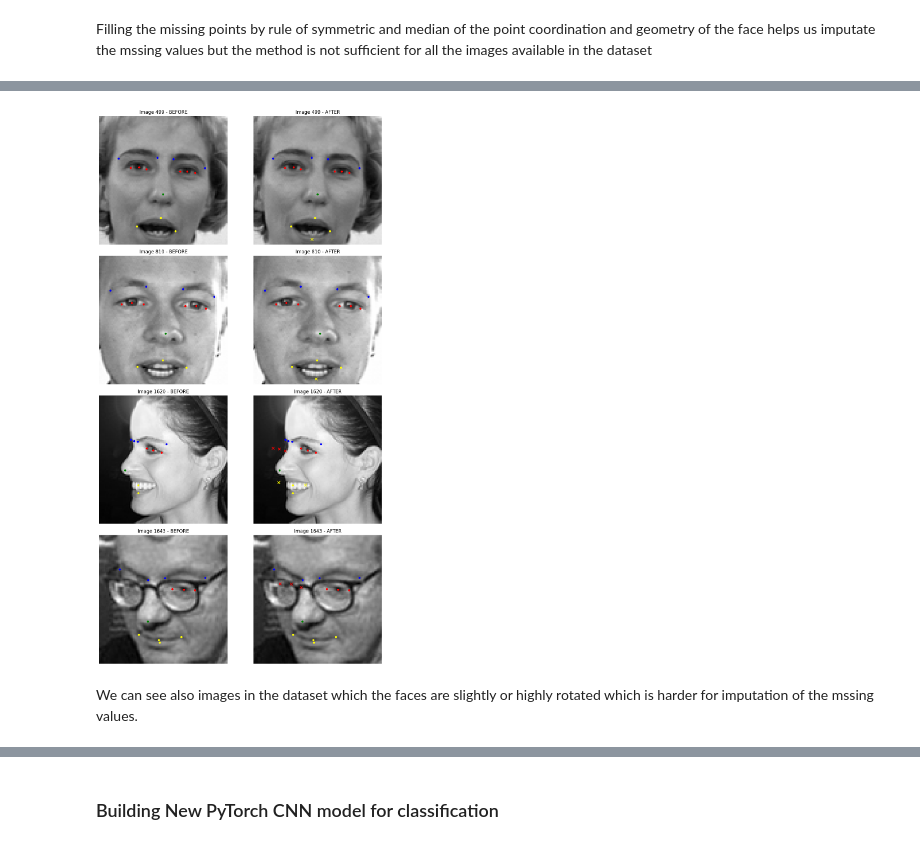
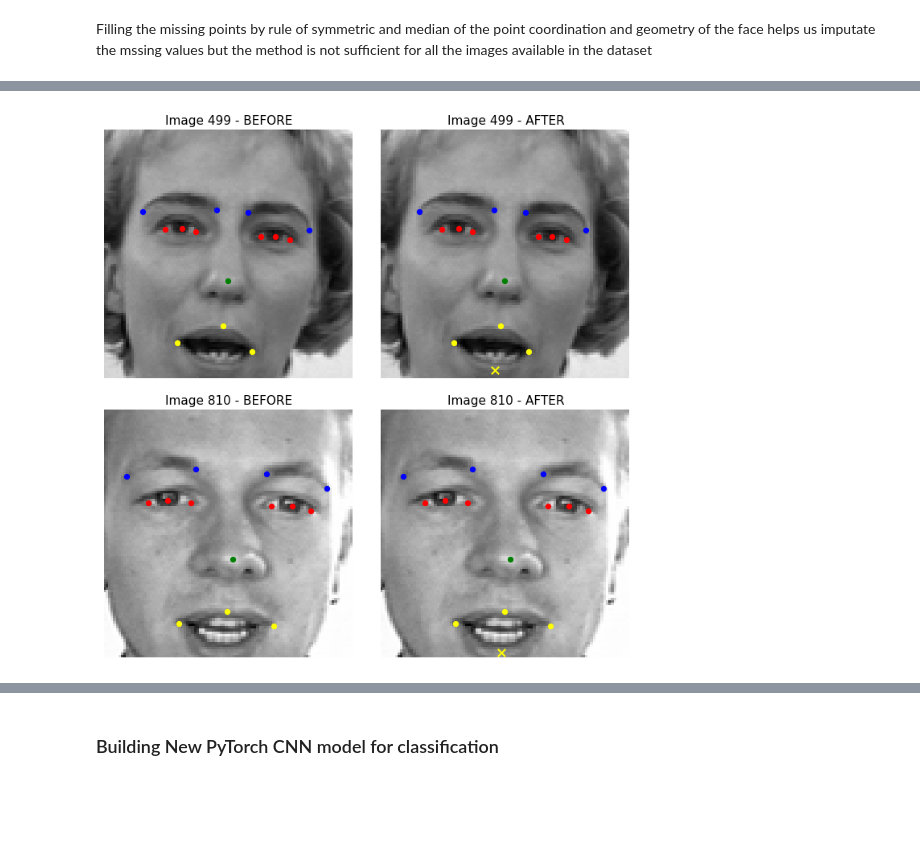
Before and after one commit to NimaNIKOOKAR/Facial-Keypoints-Detection, a Jupyter notebook: facial-detection.ipynb, the cells around one changed output, grey strips where cells are left out. Drawn from its saved outputs; the diff is of its cells as text; code cells hidden in the pictures; blank space fills up the shorter version.

```diff
--- a/facial-detection.ipynb
+++ b/facial-detection.ipynb
@@ -251 +221,9 @@ Filling the missing points by rule of symmetric and median of the point coordina
+# %%
+# Split original annotations before cleaning or imputation.
+train_original, val_original = train_test_split(
+    df_train, test_size=0.2, random_state=42, shuffle=True
+)
+train_clean = detect_outliers(train_original)
+val_df = detect_outliers(val_original)
+coord_cols = [c for c in train_clean.columns if c.endswith(("_x", "_y"))]
 # %%
@@ -297,11 +256,18 @@ display(df_unclean_test.iloc[:, :-1].head(10))
+# %%
+
+train_df = pd.read_csv(r".\data\training_split_filled.csv", index_col="original_index")
 # %%
+
+comparison_indices = [i for i in [499, 810, 1620, 1643] if i in train_df.index]
+if not comparison_indices:
+    comparison_indices = train_df.index[:4].tolist()
+
 compare_keypoints(
-    df_original=df_test,
-    df_filled=df_test_filled,
-    image_indices=[499, 810, 1620, 1643],
+    train_clean,
+    train_df,
+    image_indices=comparison_indices,
+    figsize_per_row=(7, 3.5),
     show_labels=False
 )
 # %% [output]
-[figure, old version]
+[figure, new version]
-# %% [markdown]
-We can see also images in the dataset which the faces are slightly or highly rotated which is harder for imputation of the mssing values.
```
Also changed, not shown: parts of 39 cells of this notebook, 4 other files.
